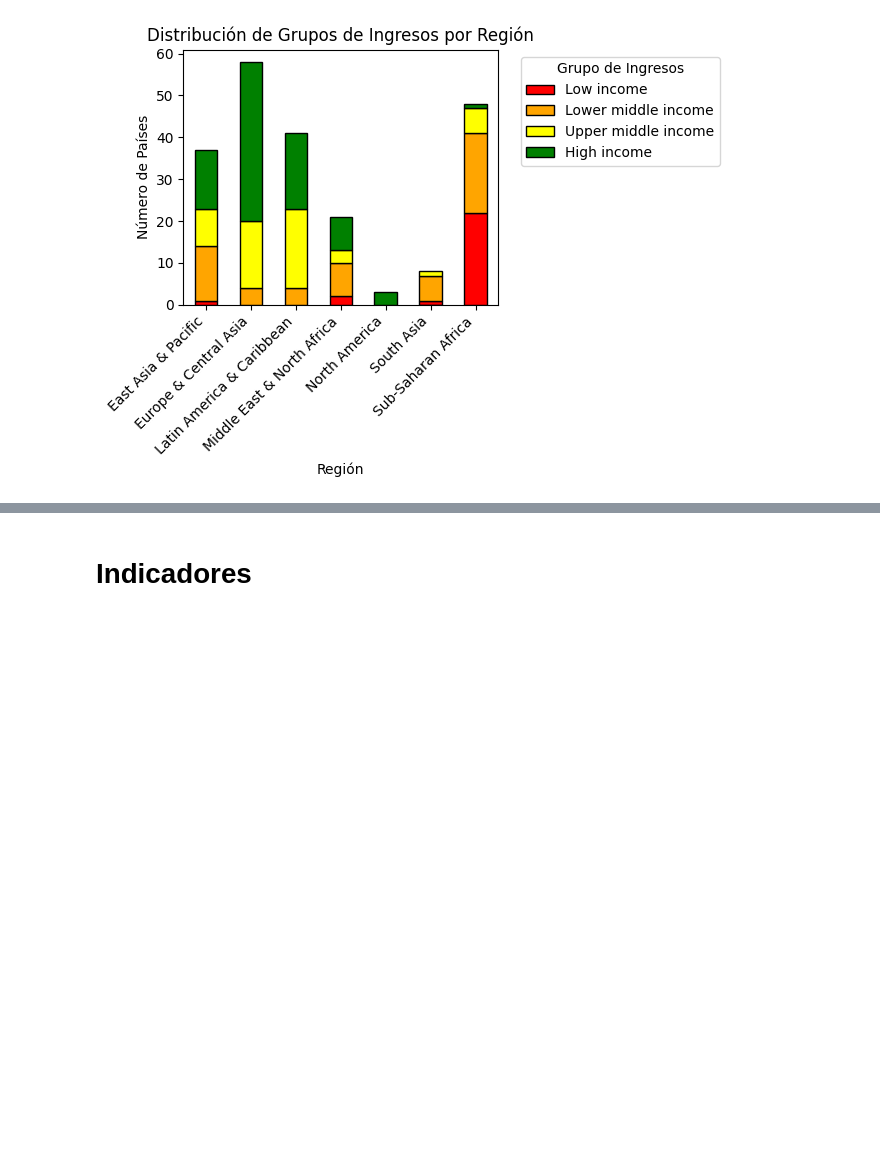
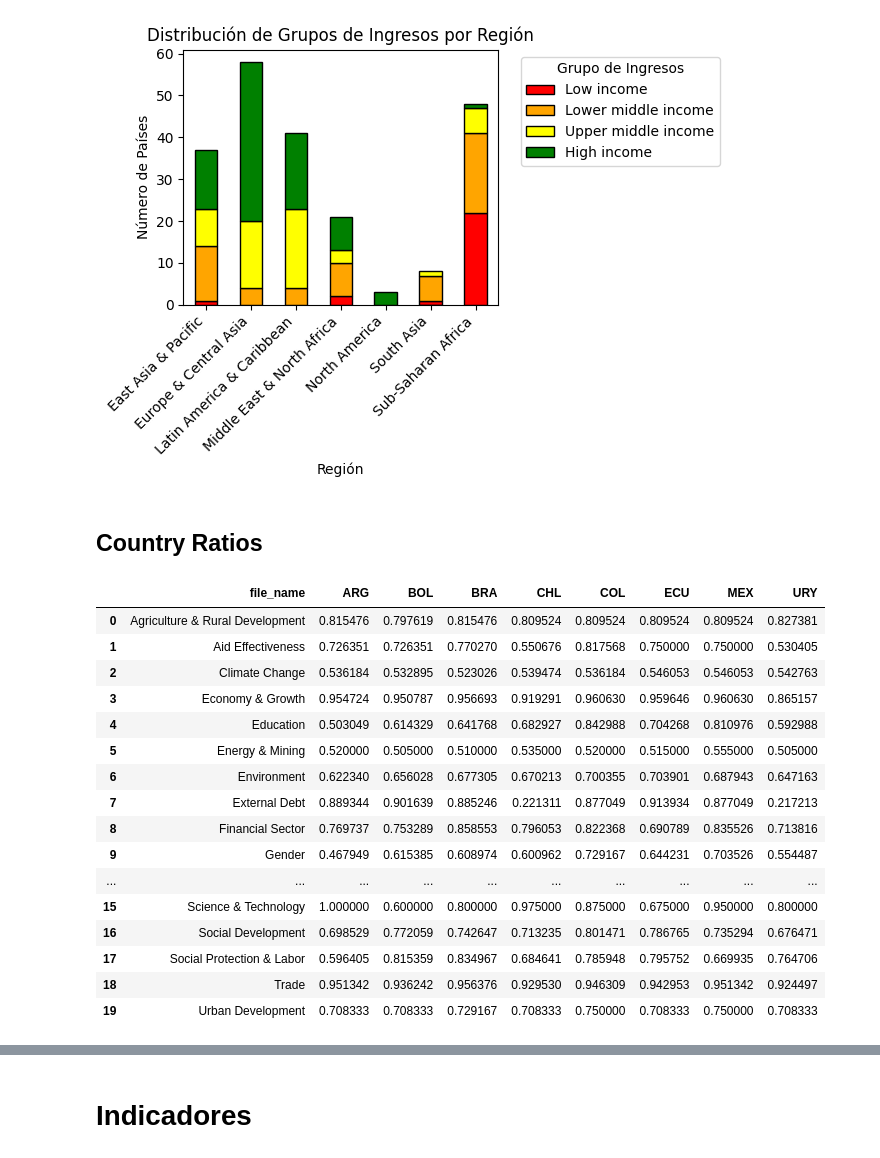
Before and after one commit to mkiszkur/TT1, a Jupyter notebook: 03_eda/EDA.ipynb, the cells around one changed output, grey strips where cells are left out. Saved outputs shown, nothing was run; the diff lists cells and outputs as text; code cells hidden in the pictures; blank space fills up the shorter version.

```diff
--- a/03_eda/EDA.ipynb
+++ b/03_eda/EDA.ipynb
@@ -248,3 +254,29 @@ plt.show()
 # %% [output]
 <Figure size 1400x800 with 0 Axes>
 [figure]
+# %% [markdown]
+## Country Ratios
+# %%
+#elijo el archivo que quiero en funcion de si quiero filtro o no
+file_country_ratios = '/Users/miguelkiszkurno/Documents/TT1/data/datasets_preprocesados/metricas/country_ratios.csv'
+file_country_ratios = '/Users/miguelkiszkurno/Documents/TT1/data/datasets_preprocesados/metricas/country_ratios_filtered_2015_2018.csv'
+counry_ratios = pd.read_csv(file_country_ratios)
+counry_ratios
+# %% [output]
+|  | file_name | ARG | BOL | BRA | CHL | COL | ECU | MEX | URY |
+| 0 | Agriculture & Rural Development | 0.815476 | 0.797619 | 0.815476 | 0.809524 | 0.809524 | 0.809524 | 0.809524 | 0.827381 |
+| 1 | Aid Effectiveness | 0.726351 | 0.726351 | 0.770270 | 0.550676 | 0.817568 | 0.750000 | 0.750000 | 0.530405 |
+| 2 | Climate Change | 0.536184 | 0.532895 | 0.523026 | 0.539474 | 0.536184 | 0.546053 | 0.546053 | 0.542763 |
+| 3 | Economy & Growth | 0.954724 | 0.950787 | 0.956693 | 0.919291 | 0.960630 | 0.959646 | 0.960630 | 0.865157 |
+| 4 | Education | 0.503049 | 0.614329 | 0.641768 | 0.682927 | 0.842988 | 0.704268 | 0.810976 | 0.592988 |
+| 5 | Energy & Mining | 0.520000 | 0.505000 | 0.510000 | 0.535000 | 0.520000 | 0.515000 | 0.555000 | 0.505000 |
+| 6 | Environment | 0.622340 | 0.656028 | 0.677305 | 0.670213 | 0.700355 | 0.703901 | 0.687943 | 0.647163 |
+| 7 | External Debt | 0.889344 | 0.901639 | 0.885246 | 0.221311 | 0.877049 | 0.913934 | 0.877049 | 0.217213 |
+| 8 | Financial Sector | 0.769737 | 0.753289 | 0.858553 | 0.796053 | 0.822368 | 0.690789 | 0.835526 | 0.713816 |
+| 9 | Gender | 0.467949 | 0.615385 | 0.608974 | 0.600962 | 0.729167 | 0.644231 | 0.703526 | 0.554487 |
+| ... | ... | ... | ... | ... | ... | ... | ... | ... | ... |
+| 15 | Science & Technology | 1.000000 | 0.600000 | 0.800000 | 0.975000 | 0.875000 | 0.675000 | 0.950000 | 0.800000 |
+| 16 | Social Development | 0.698529 | 0.772059 | 0.742647 | 0.713235 | 0.801471 | 0.786765 | 0.735294 | 0.676471 |
+| 17 | Social Protection & Labor | 0.596405 | 0.815359 | 0.834967 | 0.684641 | 0.785948 | 0.795752 | 0.669935 | 0.764706 |
+| 18 | Trade | 0.951342 | 0.936242 | 0.956376 | 0.929530 | 0.946309 | 0.942953 | 0.951342 | 0.924497 |
+| 19 | Urban Development | 0.708333 | 0.708333 | 0.729167 | 0.708333 | 0.750000 | 0.708333 | 0.750000 | 0.708333 |
```
Also changed, not shown: parts of 2 cells of this notebook, 53 other files.
